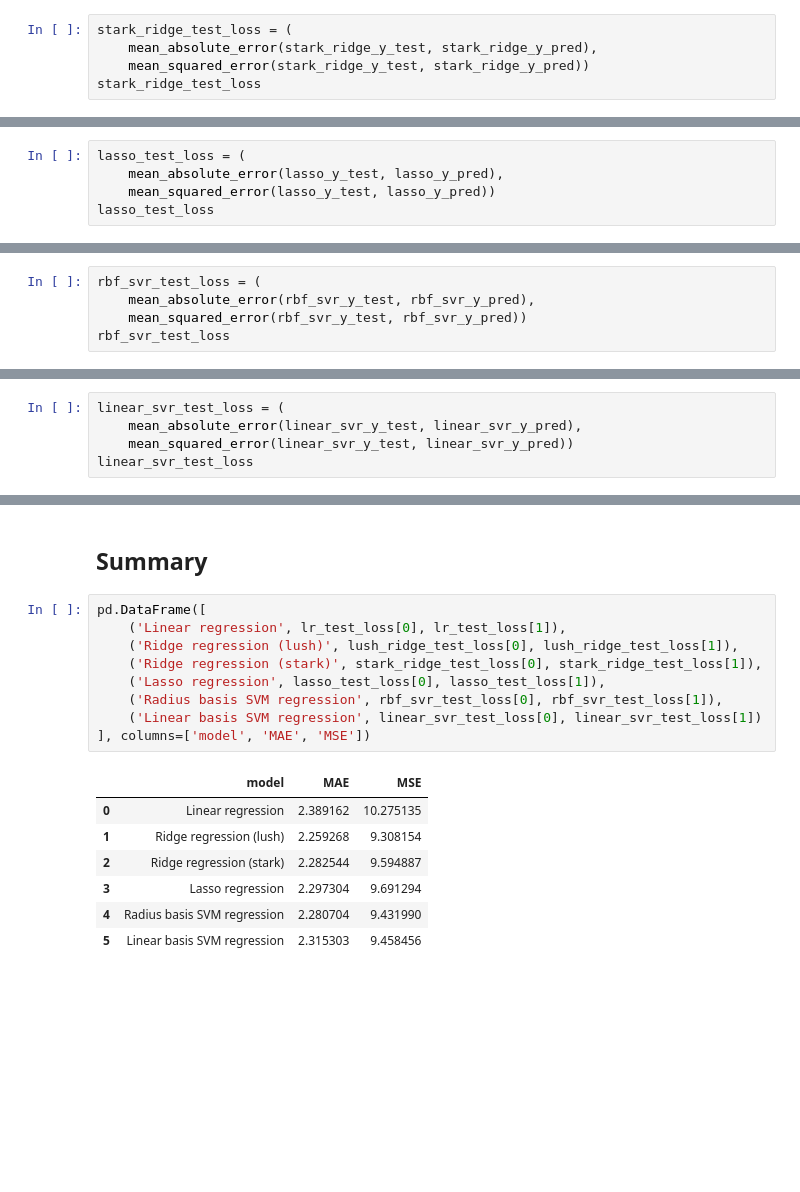
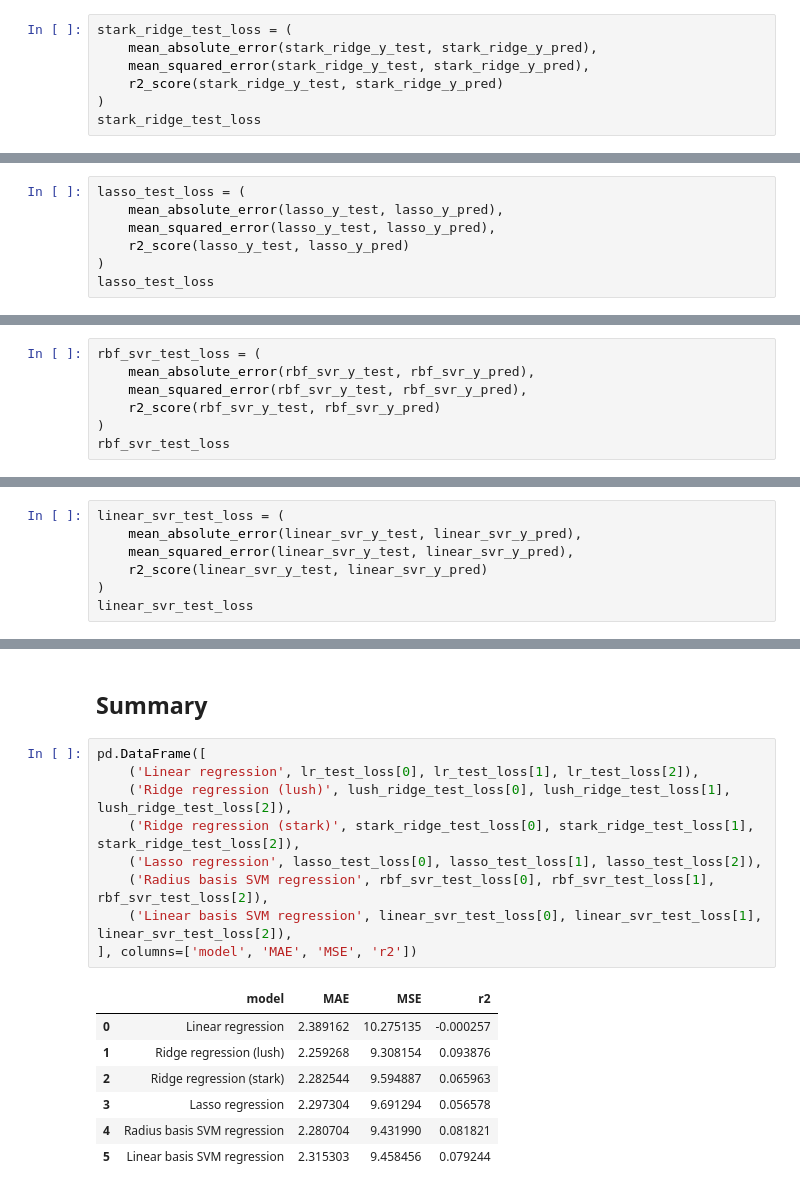
Before and after one commit to thomas-woodruff/footbot, a Jupyter notebook: app/notebooks/v1/40.01 Evaluation of point predictions.ipynb, the cells around one changed output, grey strips where cells are left out. Drawn from its saved outputs; the diff is of its cells as text; blank space fills up the shorter version.

```diff
--- a/app/notebooks/v1/40.01 Evaluation of point predictions.ipynb
+++ b/app/notebooks/v1/40.01 Evaluation of point predictions.ipynb
@@ -371,6 +426,8 @@ stark_ridge_y_pred, stark_ridge_y_test, stark_ridge_df_test = predict_test_set(
 # %%
 stark_ridge_test_loss = (
     mean_absolute_error(stark_ridge_y_test, stark_ridge_y_pred),
-    mean_squared_error(stark_ridge_y_test, stark_ridge_y_pred))
+    mean_squared_error(stark_ridge_y_test, stark_ridge_y_pred),
+    r2_score(stark_ridge_y_test, stark_ridge_y_pred)
+)
 stark_ridge_test_loss
 # %% [output]
@@ -419,6 +476,8 @@ lasso_y_pred, lasso_y_test, lasso_df_test = predict_test_set(
 # %%
 lasso_test_loss = (
     mean_absolute_error(lasso_y_test, lasso_y_pred),
-    mean_squared_error(lasso_y_test, lasso_y_pred))
+    mean_squared_error(lasso_y_test, lasso_y_pred),
+    r2_score(lasso_y_test, lasso_y_pred)
+)
 lasso_test_loss
 # %% [output]
@@ -564,6 +623,8 @@ rbf_svr_y_pred, rbf_svr_y_test, rbf_svr_df_test = predict_test_set(
 # %%
 rbf_svr_test_loss = (
     mean_absolute_error(rbf_svr_y_test, rbf_svr_y_pred),
-    mean_squared_error(rbf_svr_y_test, rbf_svr_y_pred))
+    mean_squared_error(rbf_svr_y_test, rbf_svr_y_pred),
+    r2_score(rbf_svr_y_test, rbf_svr_y_pred)
+)
 rbf_svr_test_loss
 # %% [output]
@@ -709,6 +770,8 @@ linear_svr_y_pred, linear_svr_y_test, linear_svr_df_test = predict_test_set(
 # %%
 linear_svr_test_loss = (
     mean_absolute_error(linear_svr_y_test, linear_svr_y_pred),
-    mean_squared_error(linear_svr_y_test, linear_svr_y_pred))
+    mean_squared_error(linear_svr_y_test, linear_svr_y_pred),
+    r2_score(linear_svr_y_test, linear_svr_y_pred)
+)
 linear_svr_test_loss
 # %% [output]
@@ -745,18 +1035,18 @@ plt.show()
 ## Summary
 # %%
 pd.DataFrame([
-    ('Linear regression', lr_test_loss[0], lr_test_loss[1]),
-    ('Ridge regression (lush)', lush_ridge_test_loss[0], lush_ridge_test_loss[1]),
-    ('Ridge regression (stark)', stark_ridge_test_loss[0], stark_ridge_test_loss[1]),
-    ('Lasso regression', lasso_test_loss[0], lasso_test_loss[1]),
-    ('Radius basis SVM regression', rbf_svr_test_loss[0], rbf_svr_test_loss[1]),
-    ('Linear basis SVM regression', linear_svr_test_loss[0], linear_svr_test_loss[1])
-], columns=['model', 'MAE', 'MSE'])
+    ('Linear regression', lr_test_loss[0], lr_test_loss[1], lr_test_loss[2]),
+    ('Ridge regression (lush)', lush_ridge_test_loss[0], lush_ridge_test_loss[1], lush_ridge_test_loss[2]),
+    ('Ridge regression (stark)', stark_ridge_test_loss[0], stark_ridge_test_loss[1], stark_ridge_test_loss[2]),
+    ('Lasso regression', lasso_test_loss[0], lasso_test_loss[1], lasso_test_loss[2]),
+    ('Radius basis SVM regression', rbf_svr_test_loss[0], rbf_svr_test_loss[1], rbf_svr_test_loss[2]),
+    ('Linear basis SVM regression', linear_svr_test_loss[0], linear_svr_test_loss[1], linear_svr_test_loss[2]),
+], columns=['model', 'MAE', 'MSE', 'r2'])
 # %% [output]
-|  | model | MAE | MSE |
-| 0 | Linear regression | 2.389162 | 10.275135 |
-| 1 | Ridge regression (lush) | 2.259268 | 9.308154 |
-| 2 | Ridge regression (stark) | 2.282544 | 9.594887 |
-| 3 | Lasso regression | 2.297304 | 9.691294 |
-| 4 | Radius basis SVM regression | 2.280704 | 9.431990 |
-| 5 | Linear basis SVM regression | 2.315303 | 9.458456 |
+|  | model | MAE | MSE | r2 |
+| 0 | Linear regression | 2.389162 | 10.275135 | -0.000257 |
+| 1 | Ridge regression (lush) | 2.259268 | 9.308154 | 0.093876 |
+| 2 | Ridge regression (stark) | 2.282544 | 9.594887 | 0.065963 |
+| 3 | Lasso regression | 2.297304 | 9.691294 | 0.056578 |
+| 4 | Radius basis SVM regression | 2.280704 | 9.431990 | 0.081821 |
+| 5 | Linear basis SVM regression | 2.315303 | 9.458456 | 0.079244 |
```
Also changed, not shown: parts of 45 cells of this notebook, 4 other files.
